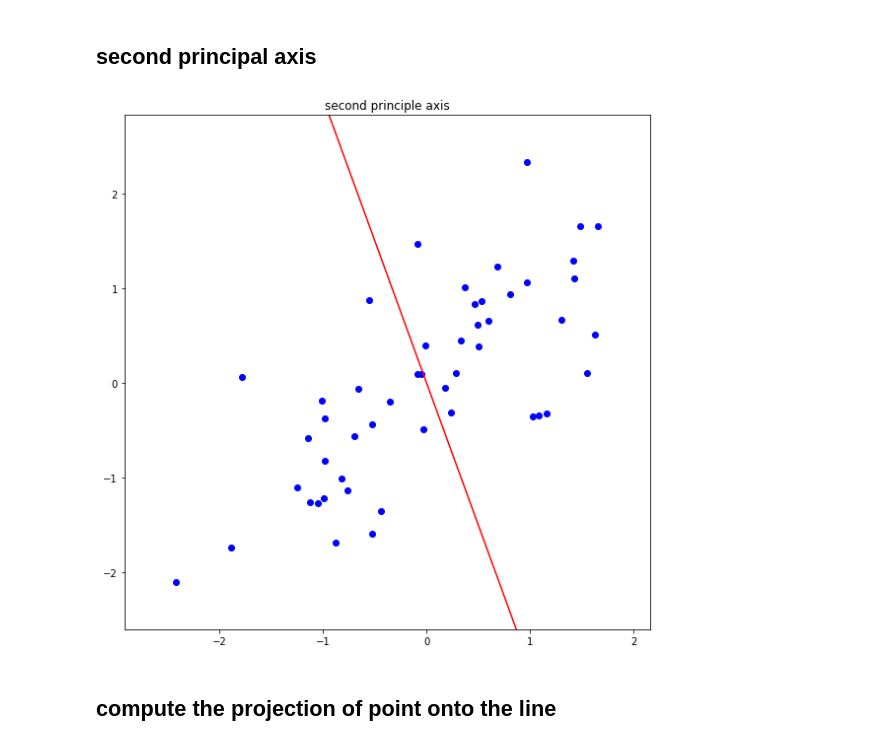
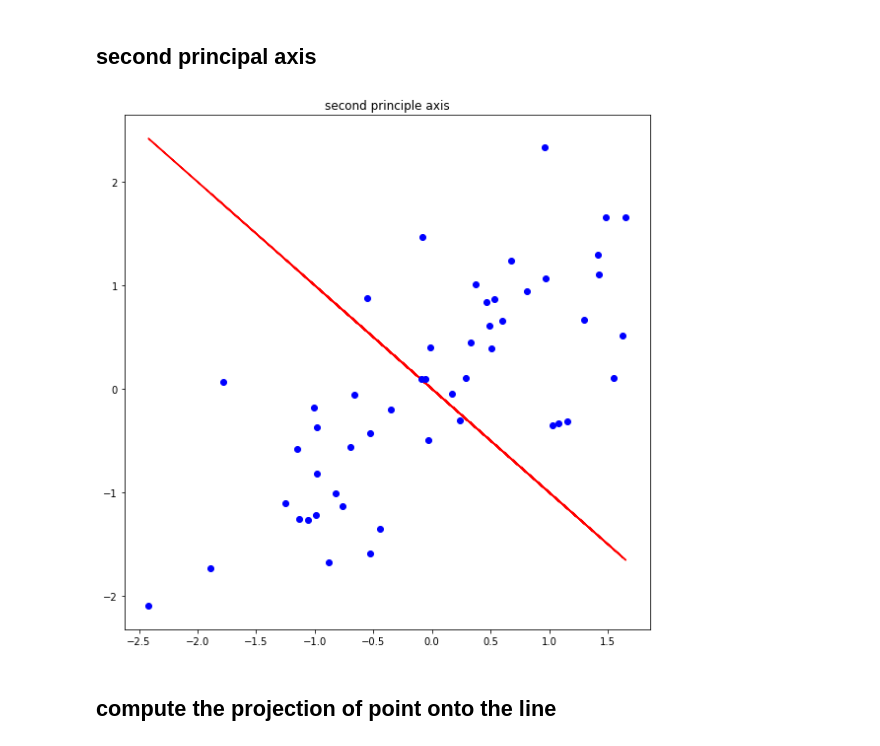
Before and after one commit to chan0139/assignment-machine-learning, a Jupyter notebook: 12/assignment_12.ipynb, the cells around one changed output. Cells and saved outputs as stored; diff of their text form; code cells hidden in the pictures.

```diff
--- a/12/assignment_12.ipynb
+++ b/12/assignment_12.ipynb
@@ -123,6 +123,8 @@ plt.show()
 [figure]
 # %%
 f_1 = (U[0][0] / U[1][0]) * x_normal
+# %%
+f_2 = (U[0][1] / U[1][1]) * x_normal
 # %% [markdown]
 ## first principal axis
 # %%
@@ -141,15 +143,13 @@ plt.show()
 # %%
 plt.figure(figsize=(8,8))
 plt.title('second principle axis')
-# ===================================================
-# fill up the blank
-#
-#
-# ===================================================
+plt.plot(x_normal, f_2,'-', color='red')
+
+plt.plot(x_normal, y_normal,'o', color='blue')
 plt.tight_layout()
 plt.show()
 # %% [output]
-[figure, old version]
+[figure, new version]
 # %% [markdown]
 ## compute the projection of point onto the line
 # %%
```
